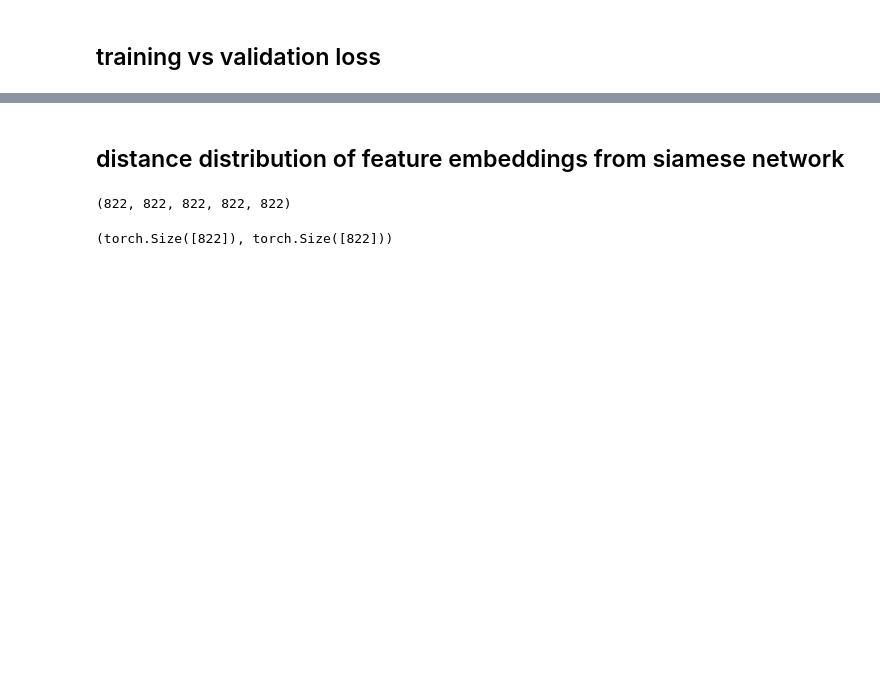
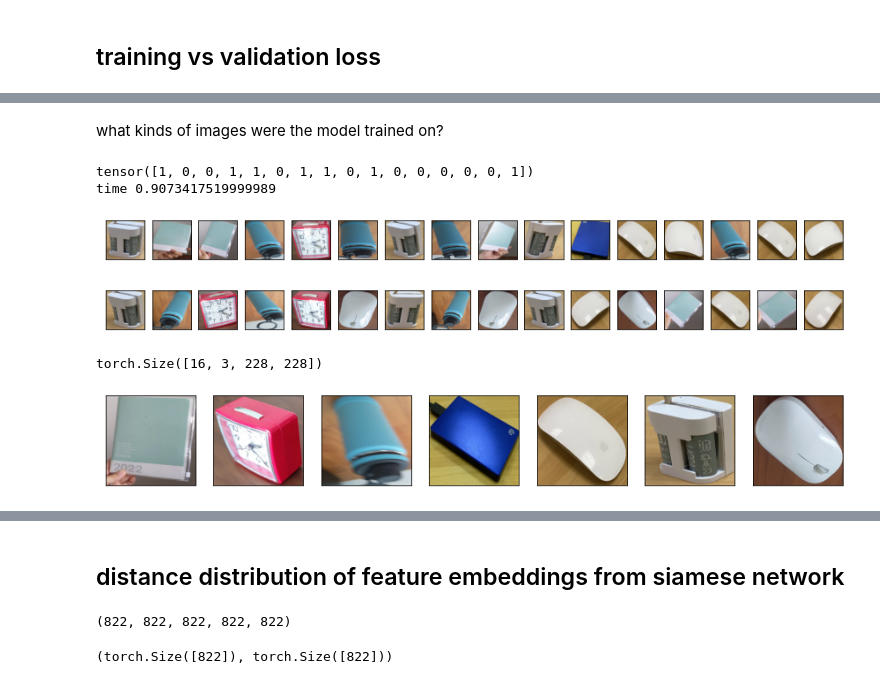
Before and after one commit to rchllllll/cp5105-capstone-proj, a Jupyter notebook: visualisation.ipynb, the cells around one changed output, grey strips where cells are left out. Drawn from its saved outputs; the diff is of its cells as text; code cells hidden in the pictures; blank space fills up the shorter version.

```diff
--- a/visualisation.ipynb
+++ b/visualisation.ipynb
@@ -97,0 +277,24 @@ plt.show()
+# %% [markdown]
+what kinds of images were the model trained on?
+# %%
+start = time.process_time()
+
+sampleloader = DataLoader(train_dataset, batch_size = 16)
+dataiter = iter(sampleloader)
+samplebatch = next(dataiter)
+
+x, y, _, _, z = samplebatch
+show(x)
+show(y)
+print(z)
+
+print('time', time.process_time() - start)
+# %% [output]
+tensor([1, 0, 0, 1, 1, 0, 1, 1, 0, 1, 0, 0, 0, 0, 0, 1])
+time 0.9073417519999989
+[figure, added]
+[figure, added]
+# %%
+x.shape
+# %% [output]
+torch.Size([16, 3, 228, 228])
@@ -97,0 +314,16 @@ plt.show()
+# %%
+images_folder_path = "./drive/MyDrive/capstone/train/"
+class_names = [name for name in os.listdir(images_folder_path) if os.path.isdir(os.path.join(images_folder_path, name))]
+all_images = [[class_names[i] + "/" + name for name in os.listdir(images_folder_path + class_names[i])] for i in range(len(class_names))]
+
+transforms = nn.Sequential(
+  T.Resize((228, 228))
+)
+
+final = [all_images[i][0] for i in range(len(class_names))]
+first = transforms(read_image(str(Path(images_folder_path) / final[0])).unsqueeze(0))
+for i in final[1:]:
+  first = torch.vstack((first, transforms(read_image(str(Path(images_folder_path) / i)).unsqueeze(0))))
+show(first)
+# %% [output]
+[figure, added]
```
Also changed, not shown: parts of 22 cells of this notebook.
